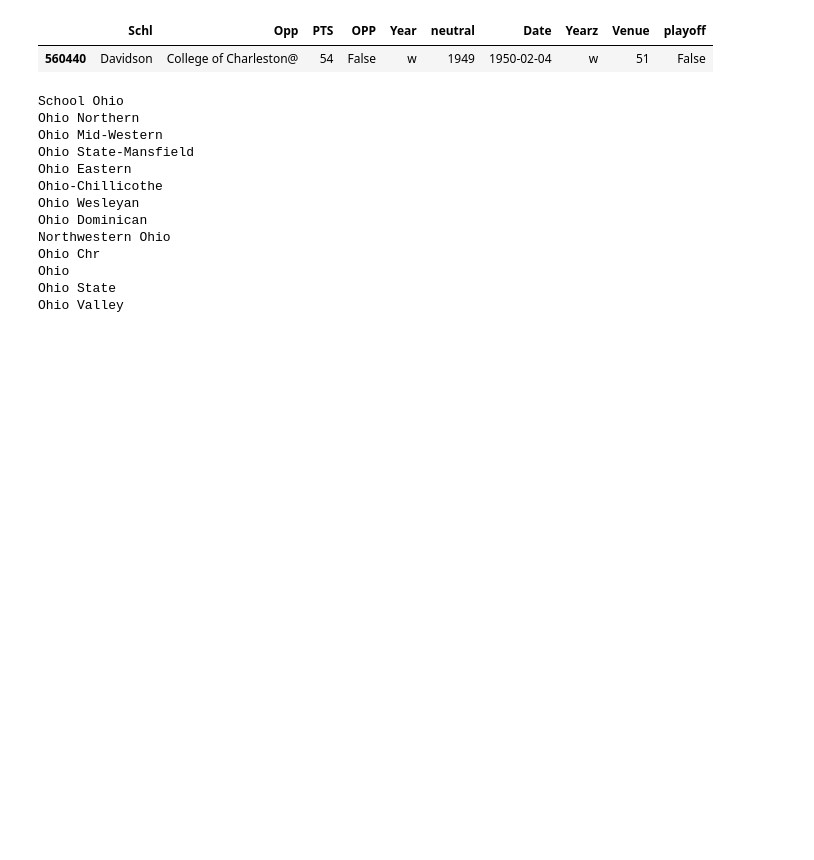
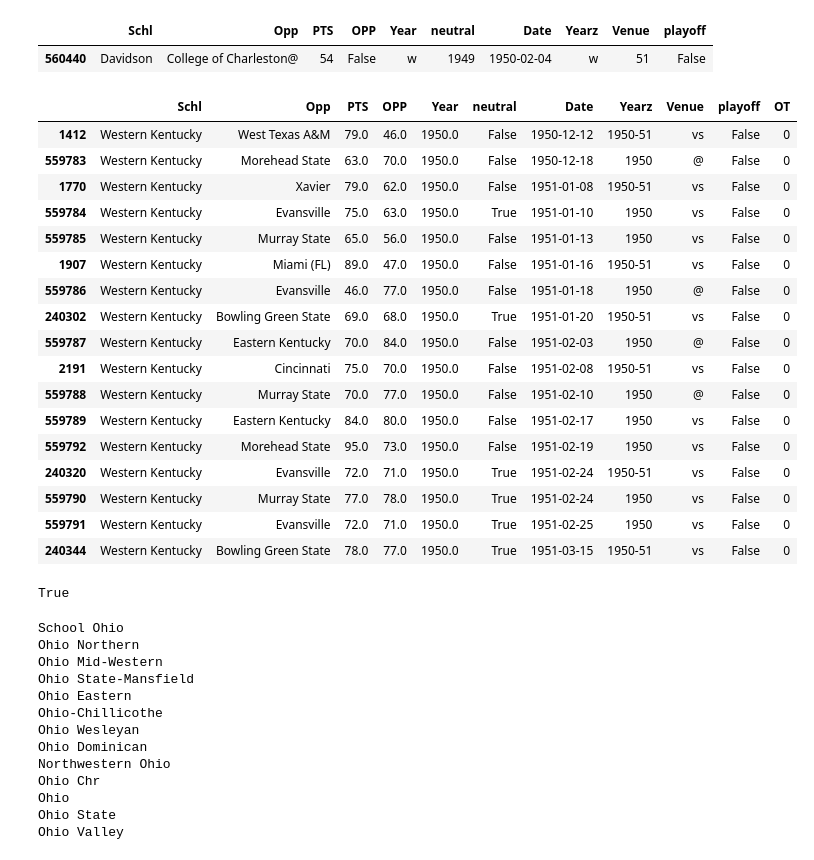
Before and after one commit to easella/ncaabelos, a Jupyter notebook: ncaab-for-free.ipynb, the cells around one changed output. Saved outputs shown, nothing was run; the diff lists cells and outputs as text; code cells hidden in the pictures; blank space fills up the shorter version.

```diff
--- a/ncaab-for-free.ipynb
+++ b/ncaab-for-free.ipynb
@@ -1881,3 +1895,29 @@ len(names)
+# %%
+io=df22[df22.Year==1950]
+io[io.Schl=='Western Kentucky']
+# %% [output]
+|  | Schl | Opp | PTS | OPP | Year | neutral | Date | Yearz | Venue | playoff | OT |
+| 1412 | Western Kentucky | West Texas A&M | 79.0 | 46.0 | 1950.0 | False | 1950-12-12 | 1950-51 | vs | False | 0 |
+| 559783 | Western Kentucky | Morehead State | 63.0 | 70.0 | 1950.0 | False | 1950-12-18 | 1950 | @ | False | 0 |
+| 1770 | Western Kentucky | Xavier | 79.0 | 62.0 | 1950.0 | False | 1951-01-08 | 1950-51 | vs | False | 0 |
+| 559784 | Western Kentucky | Evansville | 75.0 | 63.0 | 1950.0 | True | 1951-01-10 | 1950 | vs | False | 0 |
+| 559785 | Western Kentucky | Murray State | 65.0 | 56.0 | 1950.0 | False | 1951-01-13 | 1950 | vs | False | 0 |
+| 1907 | Western Kentucky | Miami (FL) | 89.0 | 47.0 | 1950.0 | False | 1951-01-16 | 1950-51 | vs | False | 0 |
+| 559786 | Western Kentucky | Evansville | 46.0 | 77.0 | 1950.0 | False | 1951-01-18 | 1950 | @ | False | 0 |
+| 240302 | Western Kentucky | Bowling Green State | 69.0 | 68.0 | 1950.0 | True | 1951-01-20 | 1950-51 | vs | False | 0 |
+| 559787 | Western Kentucky | Eastern Kentucky | 70.0 | 84.0 | 1950.0 | False | 1951-02-03 | 1950 | @ | False | 0 |
+| 2191 | Western Kentucky | Cincinnati | 75.0 | 70.0 | 1950.0 | False | 1951-02-08 | 1950-51 | vs | False | 0 |
+| 559788 | Western Kentucky | Murray State | 70.0 | 77.0 | 1950.0 | False | 1951-02-10 | 1950 | @ | False | 0 |
+| 559789 | Western Kentucky | Eastern Kentucky | 84.0 | 80.0 | 1950.0 | False | 1951-02-17 | 1950 | vs | False | 0 |
+| 559792 | Western Kentucky | Morehead State | 95.0 | 73.0 | 1950.0 | False | 1951-02-19 | 1950 | vs | False | 0 |
+| 240320 | Western Kentucky | Evansville | 72.0 | 71.0 | 1950.0 | True | 1951-02-24 | 1950-51 | vs | False | 0 |
+| 559790 | Western Kentucky | Murray State | 77.0 | 78.0 | 1950.0 | True | 1951-02-24 | 1950 | vs | False | 0 |
+| 559791 | Western Kentucky | Evansville | 72.0 | 71.0 | 1950.0 | True | 1951-02-25 | 1950 | vs | False | 0 |
+| 240344 | Western Kentucky | Bowling Green State | 78.0 | 77.0 | 1950.0 | True | 1951-03-15 | 1950-51 | vs | False | 0 |
+# %%
+'Murray State' in years[1950]
+# %% [output]
+True
 # %%
 import time
 start = time.time()
```
Also changed, not shown: parts of 5 cells of this notebook.
